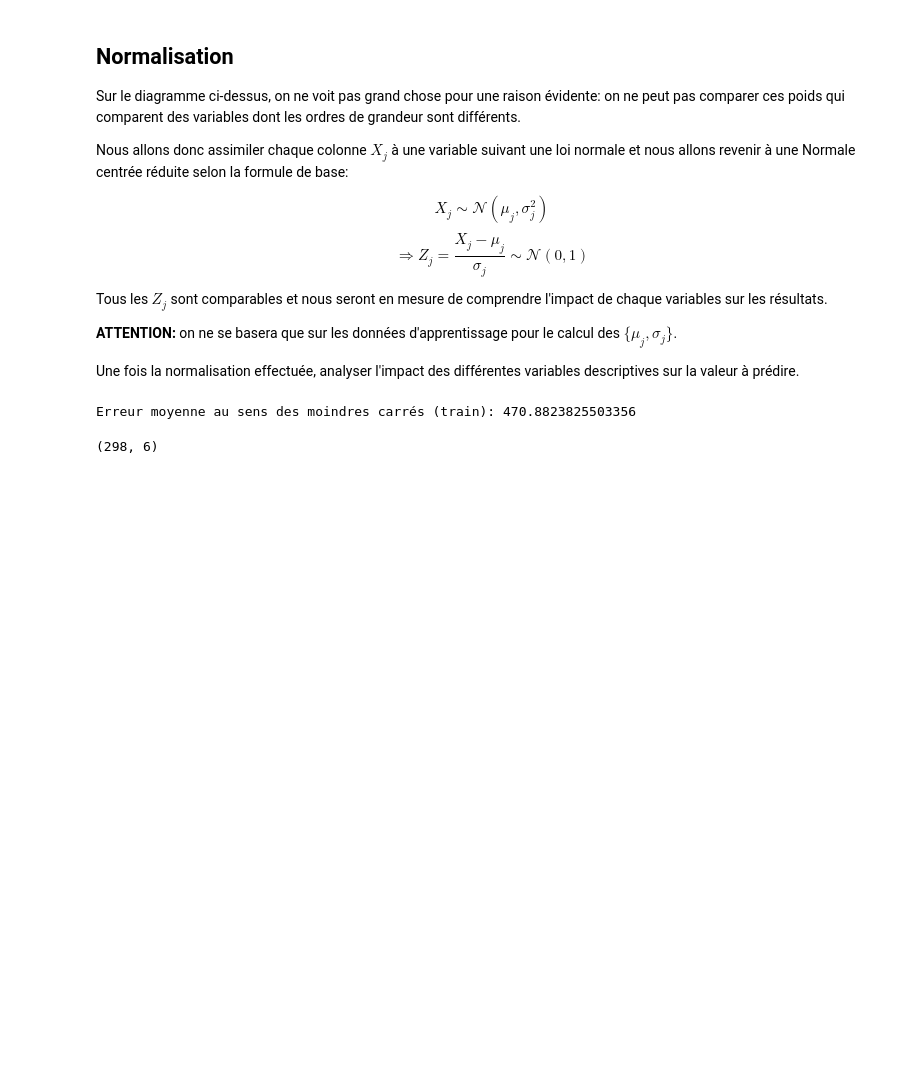
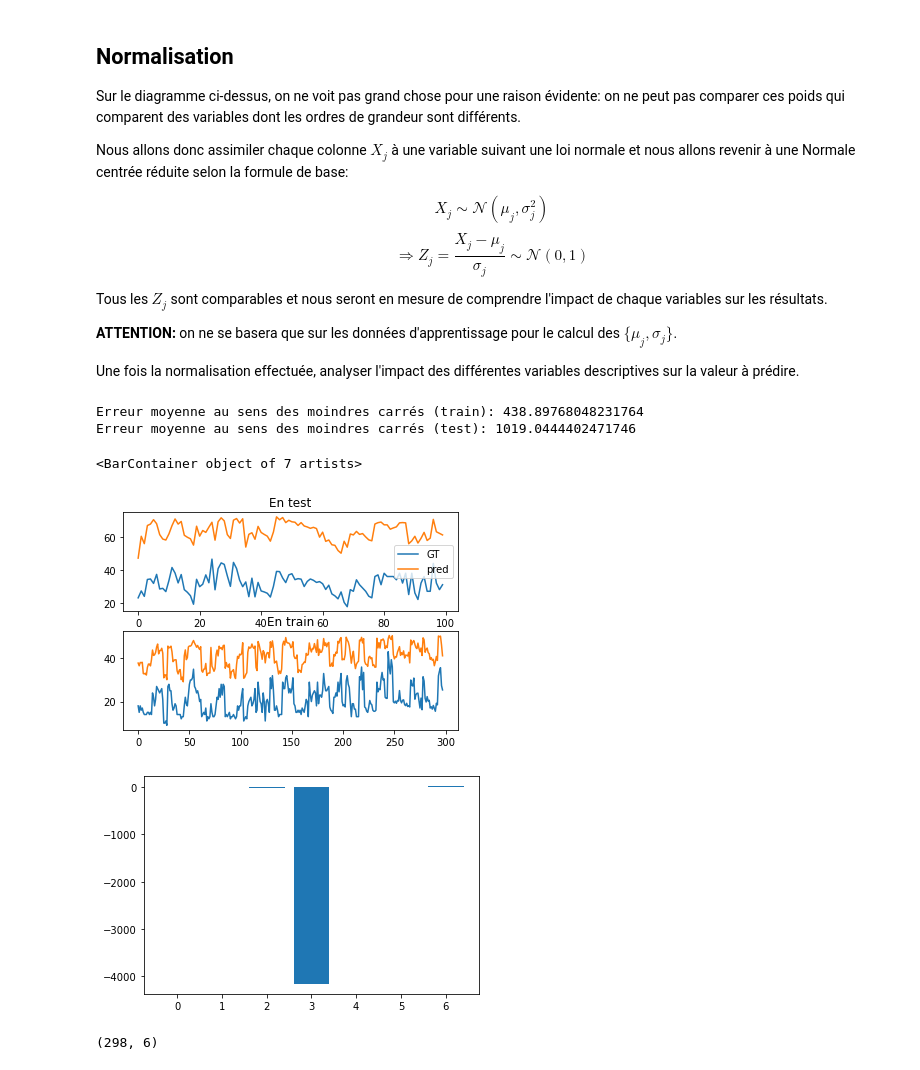
Before and after one commit to hanzopgp/MasterBioInformaticsPTs, a Jupyter notebook: S1/MAPSI/TME/TME9/TME9DurandKordon.ipynb, the cells around one changed output. Drawn from its saved outputs; the diff is of its cells as text; code cells hidden in the pictures; blank space fills up the shorter version.

```diff
--- a/S1/MAPSI/TME/TME9/TME9DurandKordon.ipynb
+++ b/S1/MAPSI/TME/TME9/TME9DurandKordon.ipynb
@@ -391,37 +399,41 @@ Une fois la normalisation effectuée, analyser l'impact des différentes variabl
 # %%
 def normalisation(X_train, X_test):
     '''
     Fonction de normalisation des données pour rendre les colonnes comparables
     Chaque variable sera assimilée à une loi normale qu'il faut centrer + réduire.
     ATTENTION: il faut calculer les moyennes et écarts-types sur les données d'apprentissage seulement
     '''
-    stds    = X_train.std(axis=0)
-    means   = X_train.mean(axis=0)
-    stds_t  = X_test.std(axis=0)
-    means_t = X_test.mean(axis=0)
+    stds     = X_train.std(axis=0)
+    means    = X_train.mean(axis=0)
+    stds_t   = X_test.std(axis=0)
+    means_t  = X_test.mean(axis=0)
     Xn_train = (X_train - means)   / stds**2
     Xn_test  = (X_test  - means_t) / stds_t**2
     Xn_train = np.hstack((Xn_train, np.ones((Xn_train.shape[0], 1))))
     Xn_test  = np.hstack((Xn_test,  np.ones((Xn_test.shape [0], 1))))
     return Xn_train, Xn_test
 
 Xn_train, Xn_test = normalisation(X_train, X_test)
 
-w   = compute_w(Xn_train, Y_train, n_features)
-# w_t = compute_w(Xn_test , Y_test , n_features)
+w   = compute_w(Xn_train, Y_train, linear=False)
+w_t = compute_w(Xn_test , Y_test , linear=False)
 
-yhat   = compute_yhat(Xn_train, w  , n_features)
-# yhat_t = compute_yhat(Xn_test , w_t, n_features)
+yhat   = compute_yhat(Xn_train, w  )
+yhat_t = compute_yhat(Xn_test , w_t)
 
 print('Erreur moyenne au sens des moindres carrés (train):', erreur_mc(yhat, Y_train))
-# print('Erreur moyenne au sens des moindres carrés (test):', erreur_mc(yhat_t, Y_test))
+print('Erreur moyenne au sens des moindres carrés (test):',  erreur_mc(yhat_t, Y_test))
 
-# plot_y(Y_train, Y_test, yhat, yhat_t)
+plot_y(Y_train, Y_test, yhat, yhat_t)
 
-# plt.figure()
-# plt.bar(np.arange(len(w)), w)
+plt.figure()
+plt.bar(np.arange(len(w)), w)
 # %% [output]
-Erreur moyenne au sens des moindres carrés (train): 470.8823825503356
+Erreur moyenne au sens des moindres carrés (train): 438.89768048231764
+Erreur moyenne au sens des moindres carrés (test): 1019.0444402471746
+<BarContainer object of 7 artists>
+[figure, added]
+[figure, added]
 # %%
 X_train.shape
 # %% [output]
```
Also changed, not shown: parts of 17 cells of this notebook.
